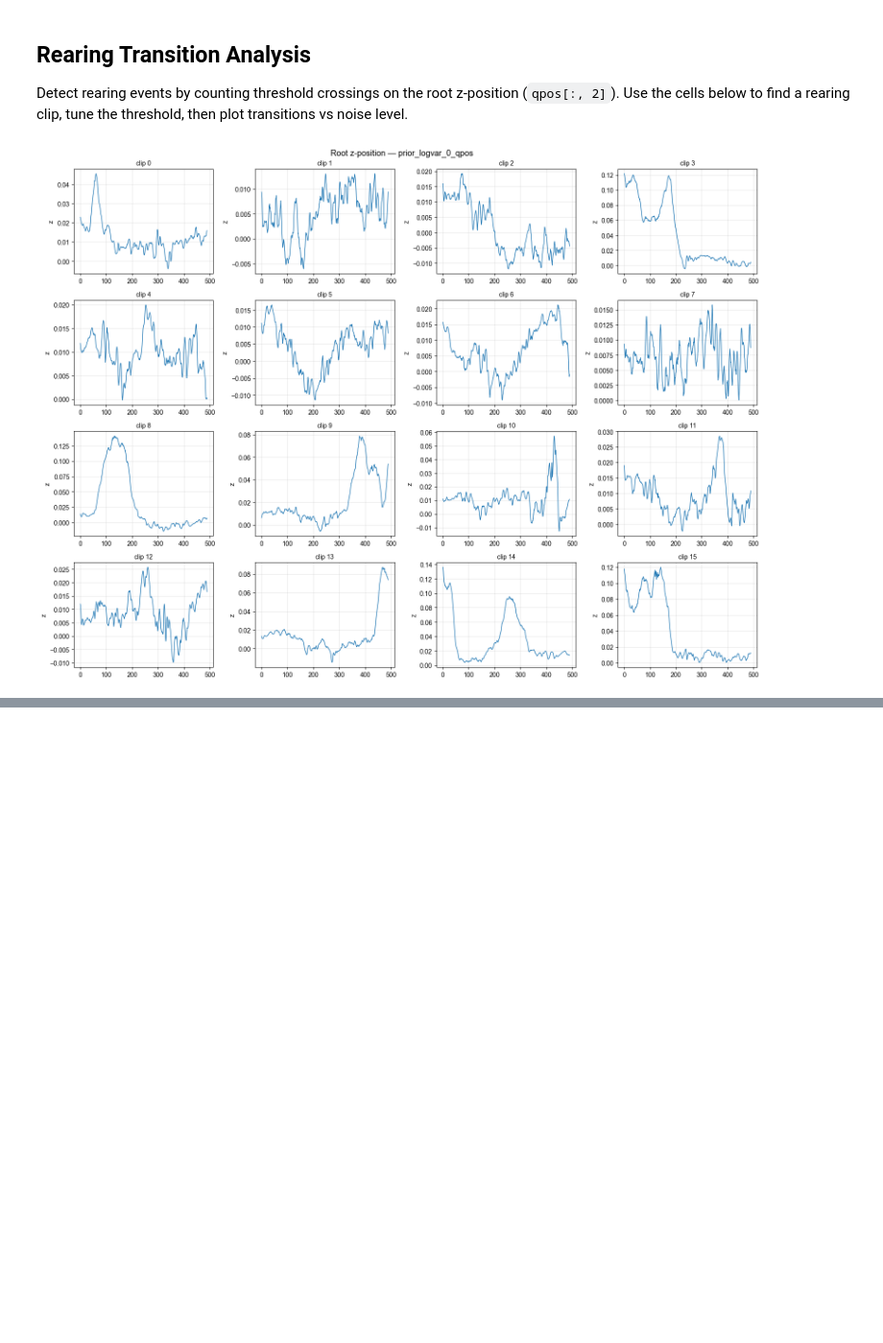
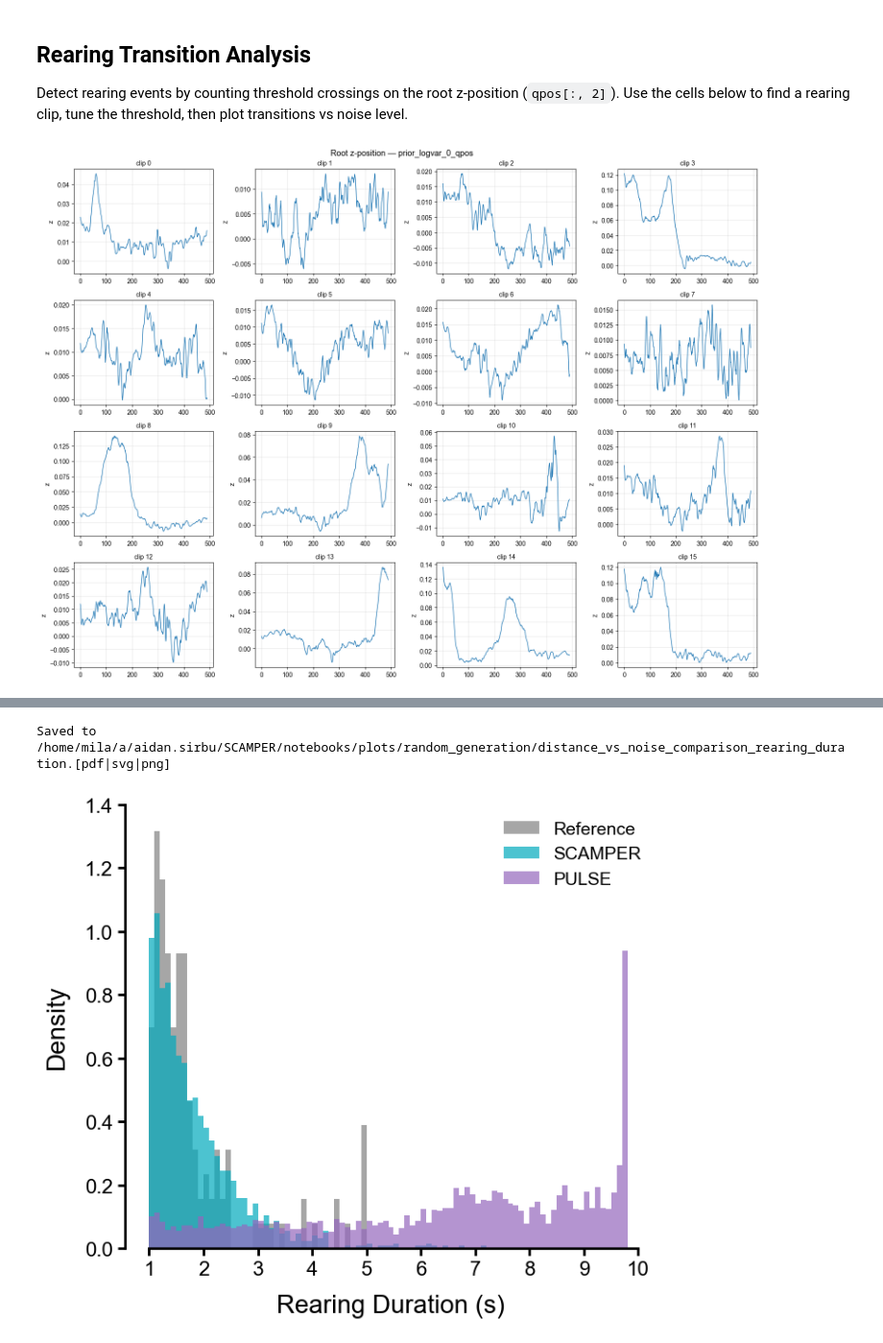
Before and after one commit to asirbu77/SCAMPER, a Jupyter notebook: notebooks/analysis/random_generation/distance_from_rollout_dataset.ipynb, the cells around one changed output, grey strips where cells are left out. Shown at 96% size. Saved outputs shown, nothing was run; the diff lists cells and outputs as text; code cells hidden in the pictures; blank space fills up the shorter version.

```diff
--- a/notebooks/analysis/random_generation/distance_from_rollout_dataset.ipynb
+++ b/notebooks/analysis/random_generation/distance_from_rollout_dataset.ipynb
@@ -566,0 +813,78 @@ Saved to /home/mila/a/aidan.sirbu/SCAMPER/notebooks/plots/random_generation/dist
+# %%
+matplotlib.rcParams["font.family"] = "Arial"
+
+color_a = (0 / 255, 170 / 255, 188 / 255)
+color_b = (148 / 255, 103 / 255, 189 / 255)
+
+fig, ax = plt.subplots(figsize=(7, 6))
+
+# Wider bins to reduce noise
+bin_width = 0.1  # seconds
+max_dur = dur_df["duration"].max()
+bins = np.arange(MIN_REARING_DURATION * DT, max_dur + bin_width + 0.01, bin_width)
+
+if ref_durations is not None and len(ref_durations) > 0:
+    ax.hist(
+        ref_durations,
+        bins=bins,
+        density=True,
+        alpha=0.7,
+        color="gray",
+        label="Reference",
+        edgecolor="none",
+    )
+
+ax.hist(
+    dur_df[dur_df["method"] == LABEL_A]["duration"],
+    bins=bins,
+    density=True,
+    alpha=0.7,
+    color=color_a,
+    label=LABEL_A,
+    edgecolor="none",
+)
+
+ax.hist(
+    dur_df[dur_df["method"] == LABEL_B]["duration"],
+    bins=bins,
+    density=True,
+    alpha=0.7,
+    color=color_b,
+    label=LABEL_B,
+    edgecolor="none",
+)
+
+ax.set_xticks(np.arange(MIN_REARING_DURATION * DT, 10.01, 1.0))
+ax.set_xlabel("Rearing Duration (s)", fontsize=20, labelpad=12)
+ax.set_ylabel("Density", fontsize=20, labelpad=12)
+ax.tick_params(labelsize=16, width=2, length=6)
+ax.legend(fontsize=14, frameon=False)
+
+sns.despine(ax=ax)
+
+xticks = ax.get_xticks()
+yticks = ax.get_yticks()
+xlim = ax.get_xlim()
+ylim = ax.get_ylim()
+xticks = [t for t in xticks if xlim[0] <= t <= xlim[1]]
+yticks = [t for t in yticks if ylim[0] <= t <= ylim[1]]
+ax.spines["bottom"].set_bounds(bins[0], 10)
+ax.set_ylim(0, 1.4)
+ax.spines["left"].set_bounds(0, 1.4)
+
+for spine in ["left", "bottom"]:
+    ax.spines[spine].set_linewidth(2)
+
+plt.tight_layout()
+
+# Save figures
+SAVE_DIR.mkdir(parents=True, exist_ok=True)
+dur_save = f"{SAVE_NAME}_rearing_duration"
+for ext in ["pdf", "svg", "png"]:
+    fig.savefig(SAVE_DIR / f"{dur_save}.{ext}", bbox_inches="tight")
+print(f"Saved to {SAVE_DIR / dur_save}.[pdf|svg|png]")
+
+plt.show()
+# %% [output]
+Saved to /home/mila/a/aidan.sirbu/SCAMPER/notebooks/plots/random_generation/distance_vs_noise_comparison_rearing_duration.[pdf|svg|png]
+[figure, added]
```
Also changed, not shown: parts of 9 cells of this notebook, 1 other file.
